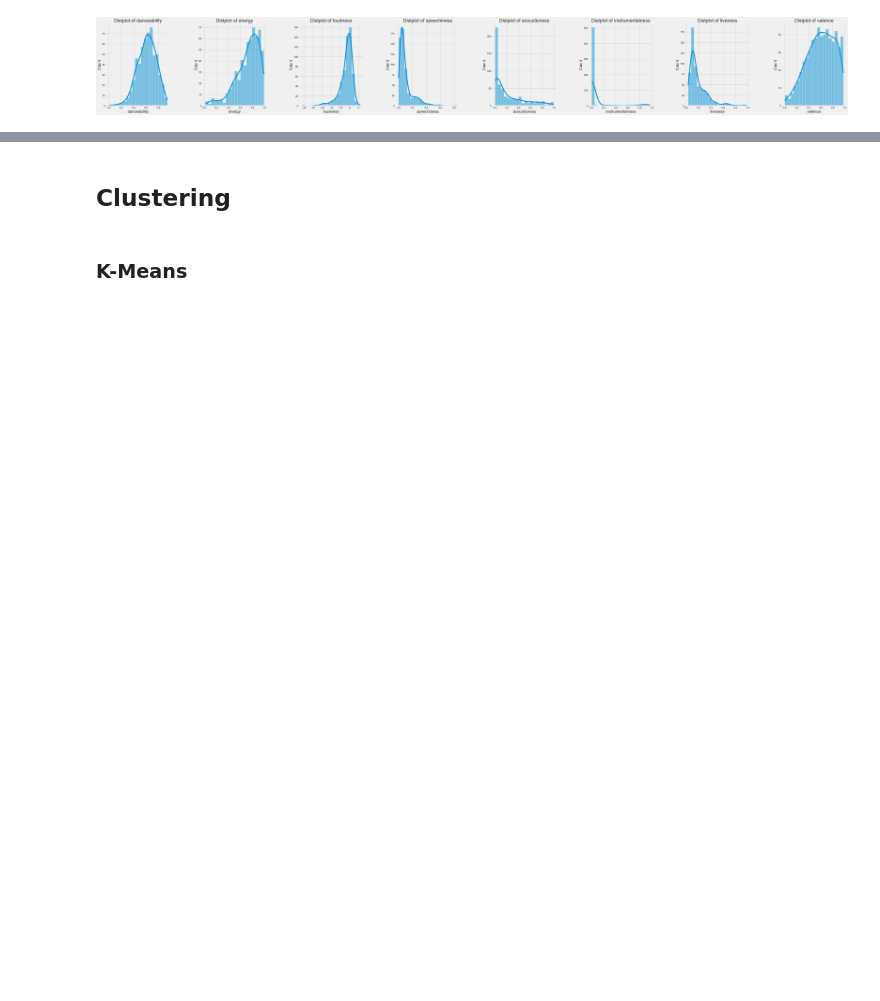
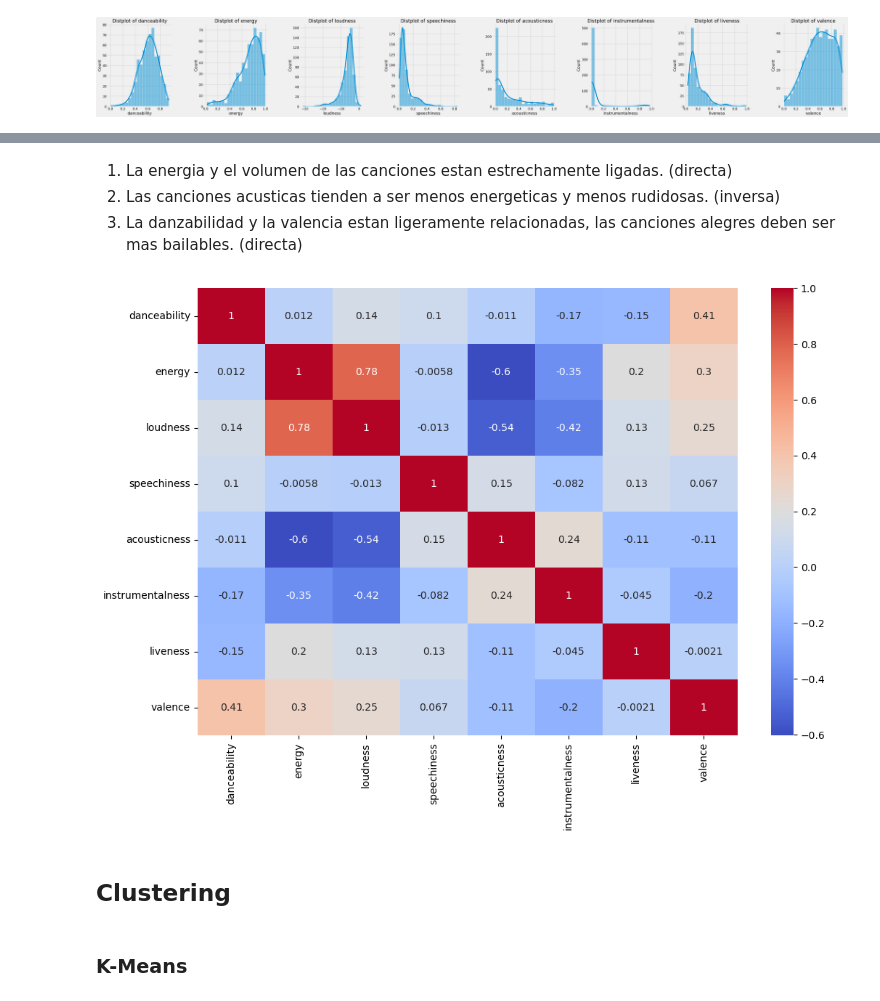
Before and after one commit to R0SEWT/SpotiOrganizer, a Jupyter notebook: clasificador.ipynb, the cells around one changed output, grey strips where cells are left out. Drawn from its saved outputs; the diff is of its cells as text; code cells hidden in the pictures; blank space fills up the shorter version.

```diff
--- a/clasificador.ipynb
+++ b/clasificador.ipynb
@@ -53,6 +38,9 @@ sp = spotipy.Spotify(auth_manager=SpotifyOAuth(
 # %%
+try:
+    results = sp.current_user_saved_tracks()
+except Exception as e:
+    print(f'Error al obtener las canciones del usuario: {e}')
 
-results = sp.current_user_saved_tracks()
 tracks = results['items']
 
 while results['next']:
@@ -167,3 +224,13 @@ plt.show()
+# %% [markdown]
+1. La energia y el volumen de las canciones estan estrechamente ligadas. (directa)
+2. Las canciones acusticas tienden a ser menos energeticas y menos rudidosas. (inversa)
+3. La danzabilidad y la valencia estan ligeramente relacionadas, las canciones alegres deben ser mas bailables. (directa)
+# %%
+plt.figure(figsize=(12, 8))
+sns.heatmap(df[audio_feature_numerical_keys].corr(), annot=True, cmap='coolwarm')
+plt.show()
+# %% [output]
+[figure, added]
 # %% [markdown]
 ## Clustering
 # %% [markdown]
```
Also changed, not shown: parts of 30 cells of this notebook, 4 other files.
